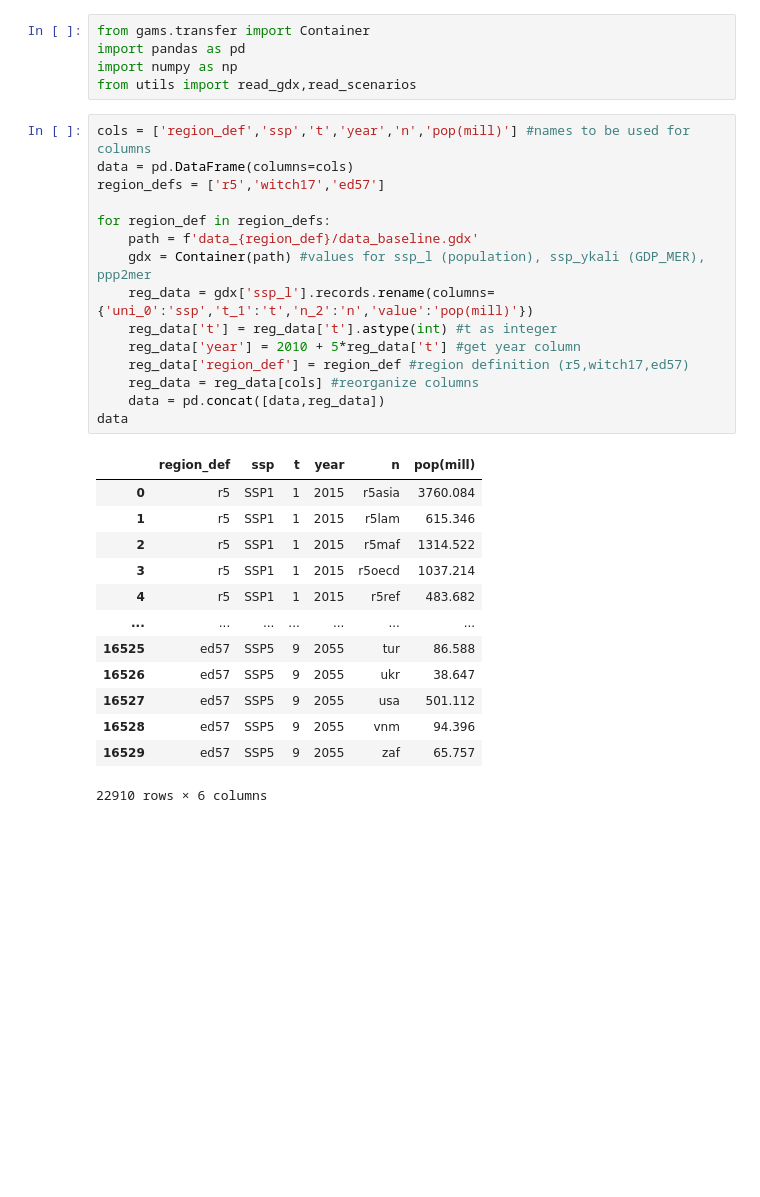
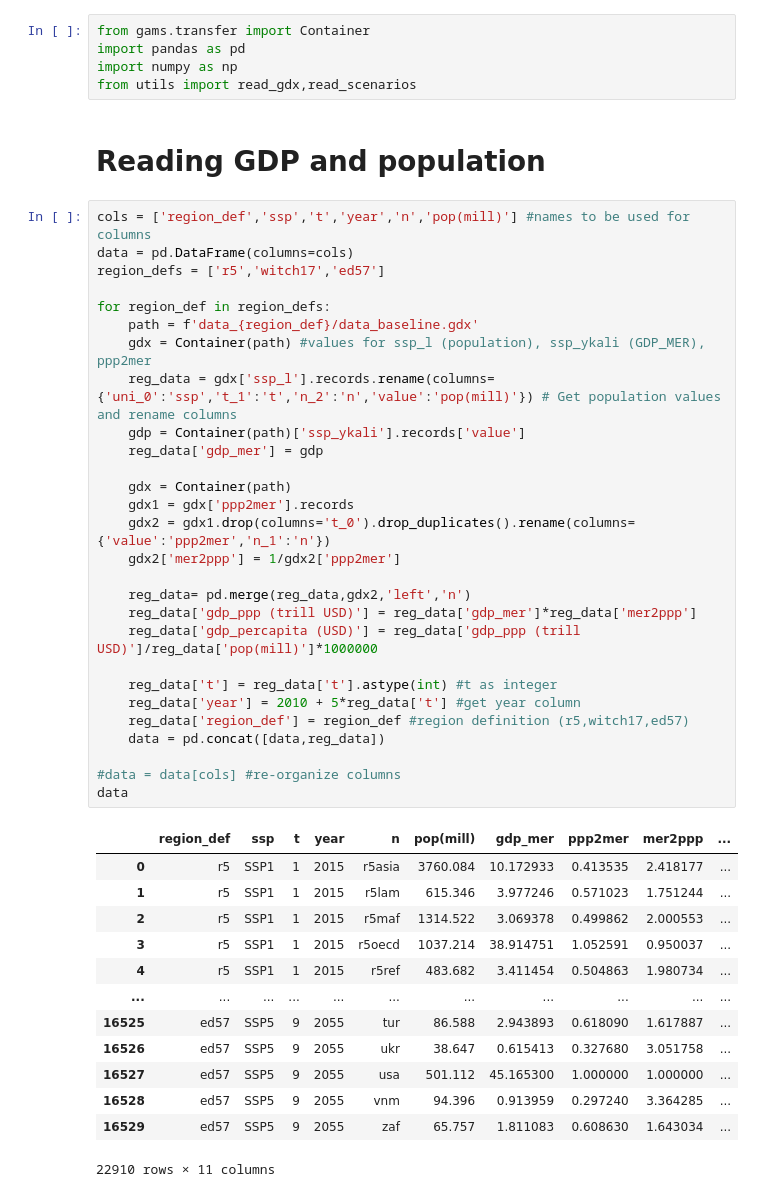
Before and after one commit to DanielPerezF/ClimateChange-WISE-project, a Jupyter notebook: region_data.ipynb, the cells around one changed output. Drawn from its saved outputs; the diff is of its cells as text; blank space fills up the shorter version.

```diff
--- a/region_data.ipynb
+++ b/region_data.ipynb
@@ -3,32 +13,47 @@ from gams.transfer import Container
 import pandas as pd
 import numpy as np
 from utils import read_gdx,read_scenarios
+# %% [markdown]
+# Reading GDP and population
 # %%
 cols = ['region_def','ssp','t','year','n','pop(mill)'] #names to be used for columns
 data = pd.DataFrame(columns=cols)
 region_defs = ['r5','witch17','ed57']
 
 for region_def in region_defs:
     path = f'data_{region_def}/data_baseline.gdx'
     gdx = Container(path) #values for ssp_l (population), ssp_ykali (GDP_MER), ppp2mer
-    reg_data = gdx['ssp_l'].records.rename(columns={'uni_0':'ssp','t_1':'t','n_2':'n','value':'pop(mill)'})
+    reg_data = gdx['ssp_l'].records.rename(columns={'uni_0':'ssp','t_1':'t','n_2':'n','value':'pop(mill)'}) # Get population values and rename columns
+    gdp = Container(path)['ssp_ykali'].records['value']
+    reg_data['gdp_mer'] = gdp
+
+    gdx = Container(path)
+    gdx1 = gdx['ppp2mer'].records
+    gdx2 = gdx1.drop(columns='t_0').drop_duplicates().rename(columns={'value':'ppp2mer','n_1':'n'})
+    gdx2['mer2ppp'] = 1/gdx2['ppp2mer']
+
+    reg_data= pd.merge(reg_data,gdx2,'left','n')
+    reg_data['gdp_ppp (trill USD)'] = reg_data['gdp_mer']*reg_data['mer2ppp']
+    reg_data['gdp_percapita (USD)'] = reg_data['gdp_ppp (trill USD)']/reg_data['pop(mill)']*1000000
+
     reg_data['t'] = reg_data['t'].astype(int) #t as integer
     reg_data['year'] = 2010 + 5*reg_data['t'] #get year column
     reg_data['region_def'] = region_def #region definition (r5,witch17,ed57)
-    reg_data = reg_data[cols] #reorganize columns
     data = pd.concat([data,reg_data])
+
+#data = data[cols] #re-organize columns
 data
 # %% [output]
-|  | region_def | ssp | t | year | n | pop(mill) |
-| 0 | r5 | SSP1 | 1 | 2015 | r5asia | 3760.084 |
-| 1 | r5 | SSP1 | 1 | 2015 | r5lam | 615.346 |
-| 2 | r5 | SSP1 | 1 | 2015 | r5maf | 1314.522 |
-| 3 | r5 | SSP1 | 1 | 2015 | r5oecd | 1037.214 |
-| 4 | r5 | SSP1 | 1 | 2015 | r5ref | 483.682 |
-| ... | ... | ... | ... | ... | ... | ... |
-| 16525 | ed57 | SSP5 | 9 | 2055 | tur | 86.588 |
-| 16526 | ed57 | SSP5 | 9 | 2055 | ukr | 38.647 |
-| 16527 | ed57 | SSP5 | 9 | 2055 | usa | 501.112 |
-| 16528 | ed57 | SSP5 | 9 | 2055 | vnm | 94.396 |
-| 16529 | ed57 | SSP5 | 9 | 2055 | zaf | 65.757 |
+|  | region_def | ssp | t | year | n | pop(mill) | gdp_mer | ppp2mer | mer2ppp | ... |
+| 0 | r5 | SSP1 | 1 | 2015 | r5asia | 3760.084 | 10.172933 | 0.413535 | 2.418177 | ... |
+| 1 | r5 | SSP1 | 1 | 2015 | r5lam | 615.346 | 3.977246 | 0.571023 | 1.751244 | ... |
+| 2 | r5 | SSP1 | 1 | 2015 | r5maf | 1314.522 | 3.069378 | 0.499862 | 2.000553 | ... |
+| 3 | r5 | SSP1 | 1 | 2015 | r5oecd | 1037.214 | 38.914751 | 1.052591 | 0.950037 | ... |
+| 4 | r5 | SSP1 | 1 | 2015 | r5ref | 483.682 | 3.411454 | 0.504863 | 1.980734 | ... |
+| ... | ... | ... | ... | ... | ... | ... | ... | ... | ... | ... |
+| 16525 | ed57 | SSP5 | 9 | 2055 | tur | 86.588 | 2.943893 | 0.618090 | 1.617887 | ... |
+| 16526 | ed57 | SSP5 | 9 | 2055 | ukr | 38.647 | 0.615413 | 0.327680 | 3.051758 | ... |
+| 16527 | ed57 | SSP5 | 9 | 2055 | usa | 501.112 | 45.165300 | 1.000000 | 1.000000 | ... |
+| 16528 | ed57 | SSP5 | 9 | 2055 | vnm | 94.396 | 0.913959 | 0.297240 | 3.364285 | ... |
+| 16529 | ed57 | SSP5 | 9 | 2055 | zaf | 65.757 | 1.811083 | 0.608630 | 1.643034 | ... |
-22910 rows × 6 columns
+22910 rows × 11 columns
```
Also changed, not shown: parts of 18 cells of this notebook, 6 other files.
